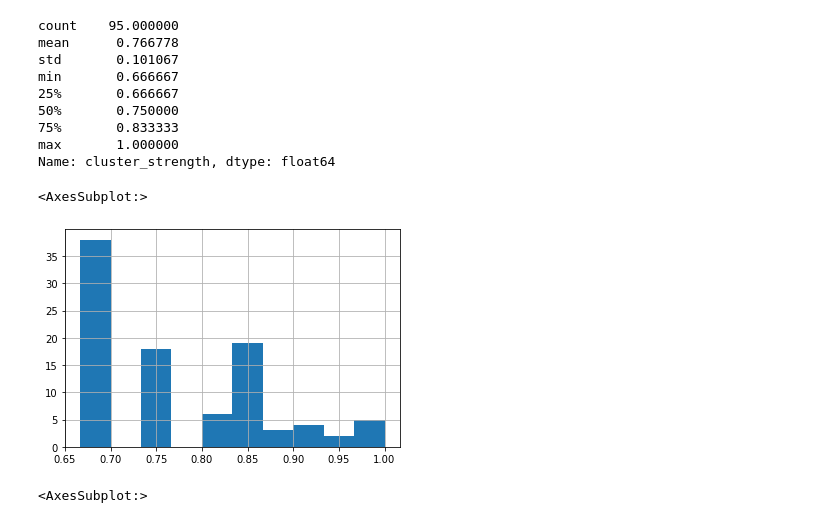
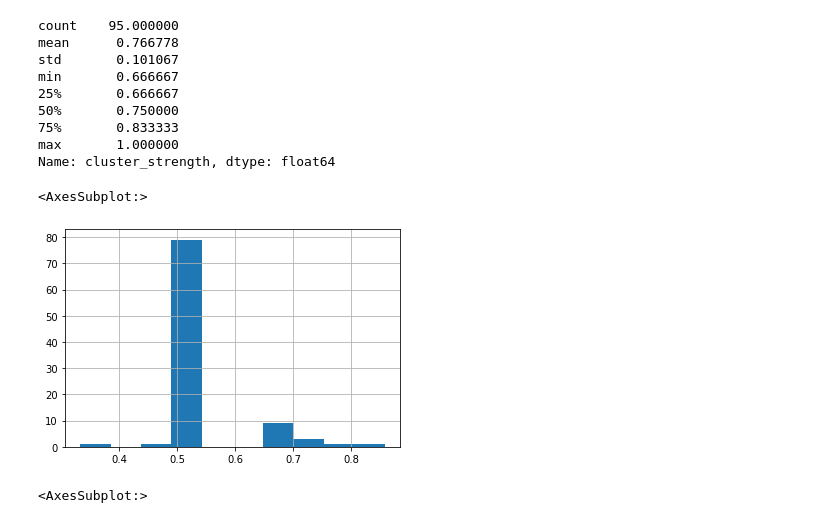
Before and after one commit to christianschwendner/coins_2122, a Jupyter notebook: Model/Model_per_Currency_wip.ipynb, the cells around one changed output. Cells and saved outputs as stored; diff of their text form; code cells hidden in the pictures.

```diff
--- a/Model/Model_per_Currency_wip.ipynb
+++ b/Model/Model_per_Currency_wip.ipynb
@@ -664,10 +665,10 @@ min       0.666667
 max       1.000000
 Name: cluster_strength, dtype: float64
 # %%
-nodelist_mc.groupby(['cl_mc'], sort=False)['cluster_strength'].max().hist()
+nodelist_mc.groupby(['cl_mc'], sort=False)['cluster_strength'].min().hist()
 # %% [output]
 <AxesSubplot:>
-[figure, old version]
+[figure, new version]
 # %%
 nodelist_mc['cluster_strength'].hist()
 # %% [output]
```
Also changed, not shown: parts of 11 cells of this notebook.
